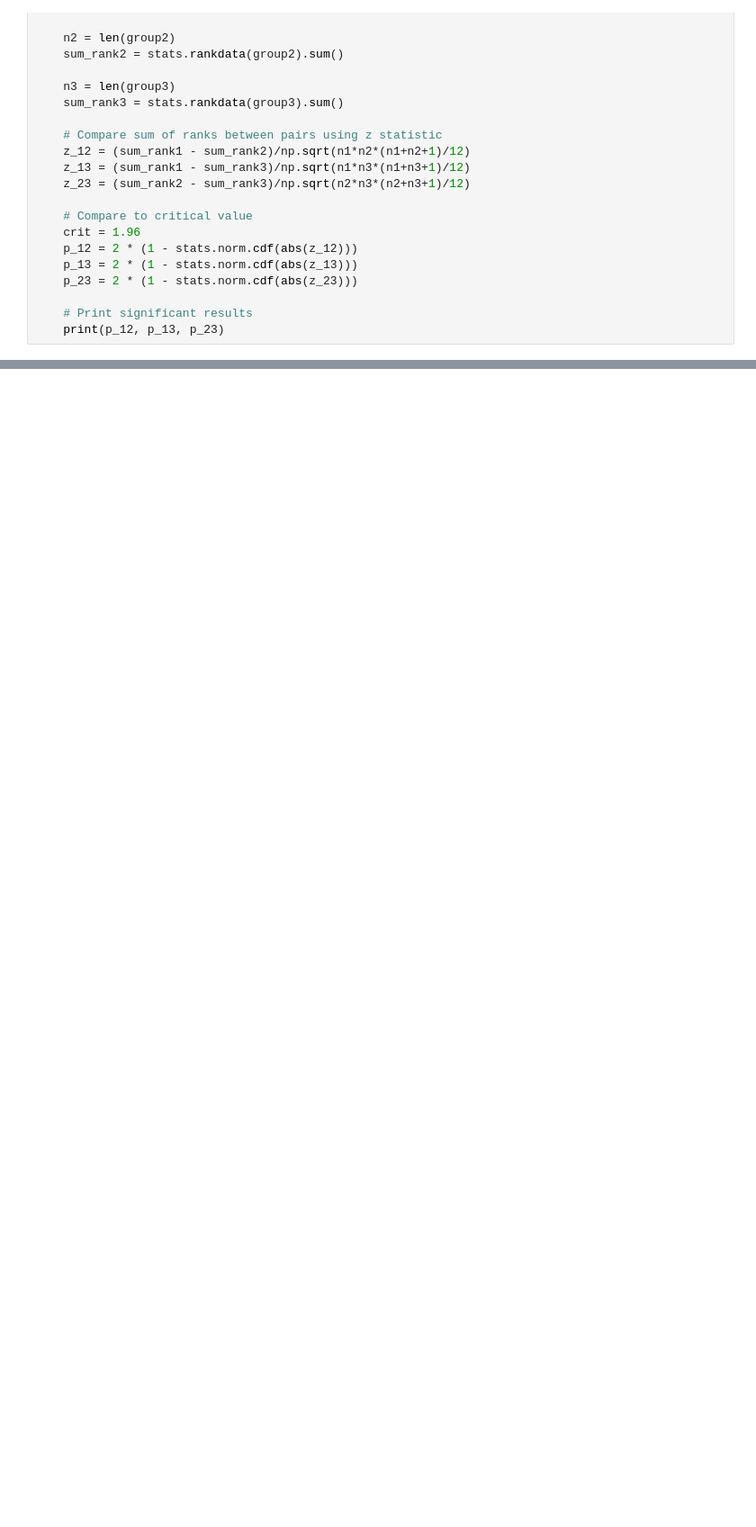
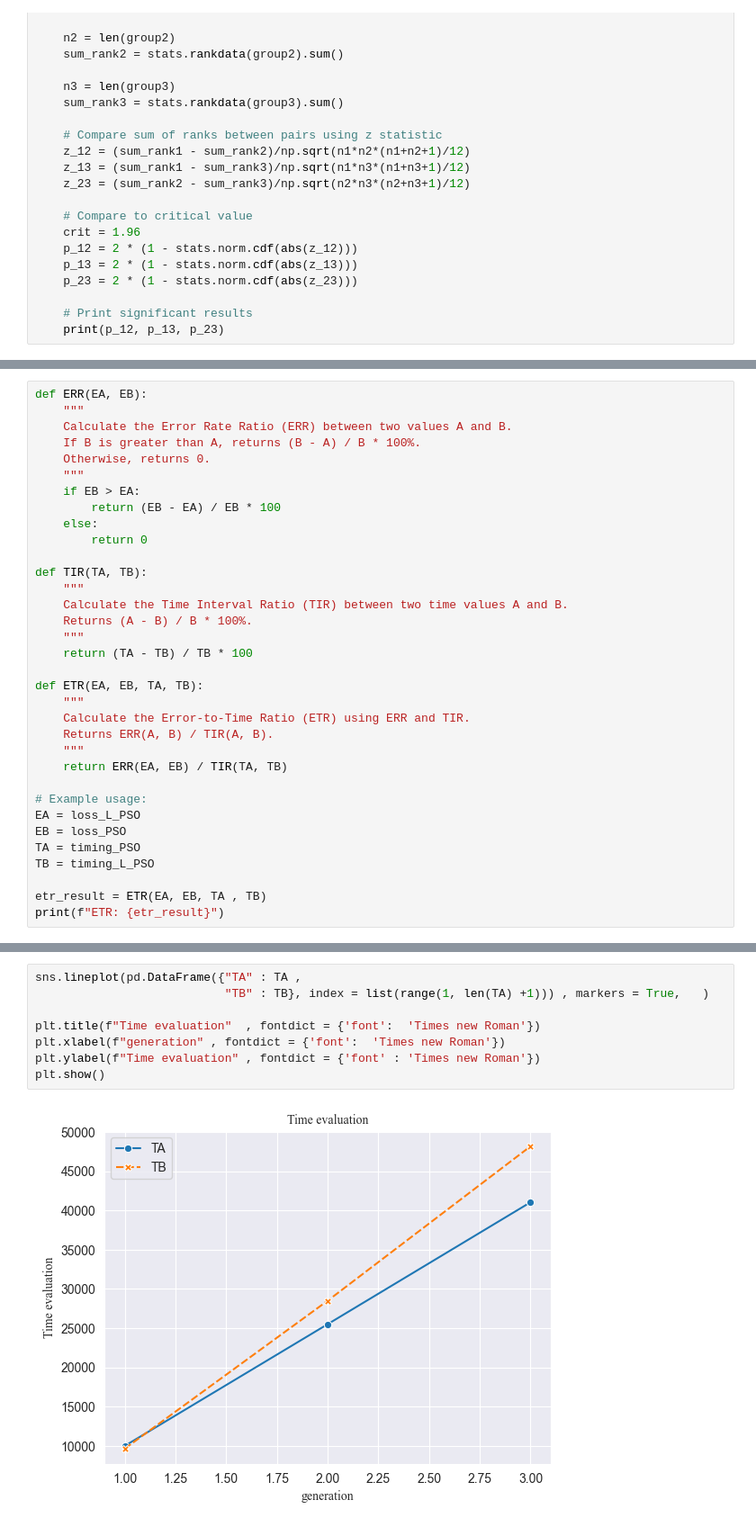
Before and after one commit to amirhu37/LEO, a Jupyter notebook: LEO.ipynb, the cells around one changed output, grey strips where cells are left out. Shown: that part at 90% size. Drawn from its saved outputs; the diff is of its cells as text; blank space fills up the shorter version.

```diff
--- a/LEO.ipynb
+++ b/LEO.ipynb
@@ -689,0 +715,34 @@ else:
+# %%
+def ERR(EA, EB):
+    """
+    Calculate the Error Rate Ratio (ERR) between two values A and B.
+    If B is greater than A, returns (B - A) / B * 100%.
+    Otherwise, returns 0.
+    """
+    if EB > EA:
+        return (EB - EA) / EB * 100
+    else:
+        return 0
+
+def TIR(TA, TB):
+    """
+    Calculate the Time Interval Ratio (TIR) between two time values A and B.
+    Returns (A - B) / B * 100%.
+    """
+    return (TA - TB) / TB * 100
+
+def ETR(EA, EB, TA, TB):
+    """
+    Calculate the Error-to-Time Ratio (ETR) using ERR and TIR.
+    Returns ERR(A, B) / TIR(A, B).
+    """
+    return ERR(EA, EB) / TIR(TA, TB)
+
+# Example usage:
+EA = loss_L_PSO
+EB = loss_PSO
+TA = timing_PSO
+TB = timing_L_PSO
+
+etr_result = ETR(EA, EB, TA , TB)
+print(f"ETR: {etr_result}")
@@ -689,0 +761,10 @@ else:
+# %%
+sns.lineplot(pd.DataFrame({"TA" : TA ,
+                           "TB" : TB}, index = list(range(1, len(TA) +1))) , markers = True,   )
+
+plt.title(f"Time evaluation"  , fontdict = {'font':  'Times new Roman'})
+plt.xlabel(f"generation" , fontdict = {'font':  'Times new Roman'})
+plt.ylabel(f"Time evaluation" , fontdict = {'font' : 'Times new Roman'})
+plt.show()
+# %% [output]
+[figure, added]
```
Also changed, not shown: parts of 20 cells of this notebook.
